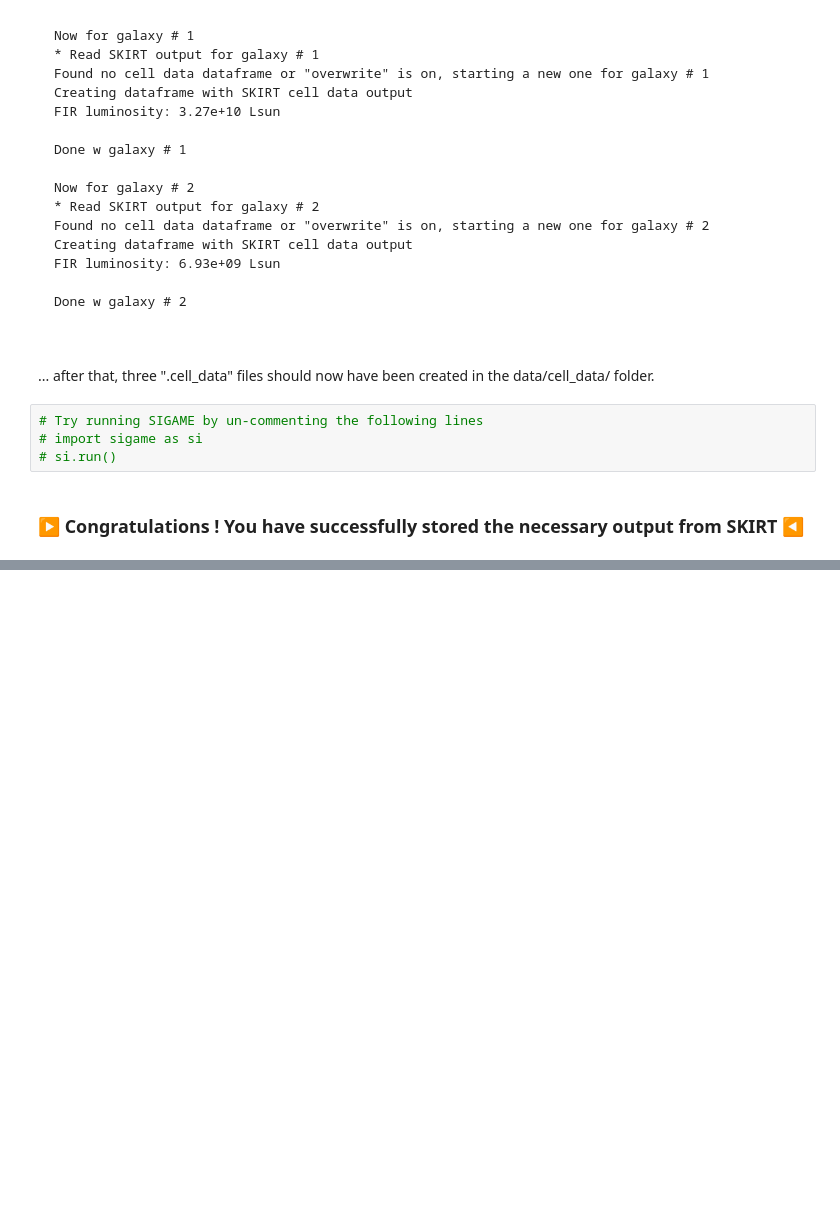
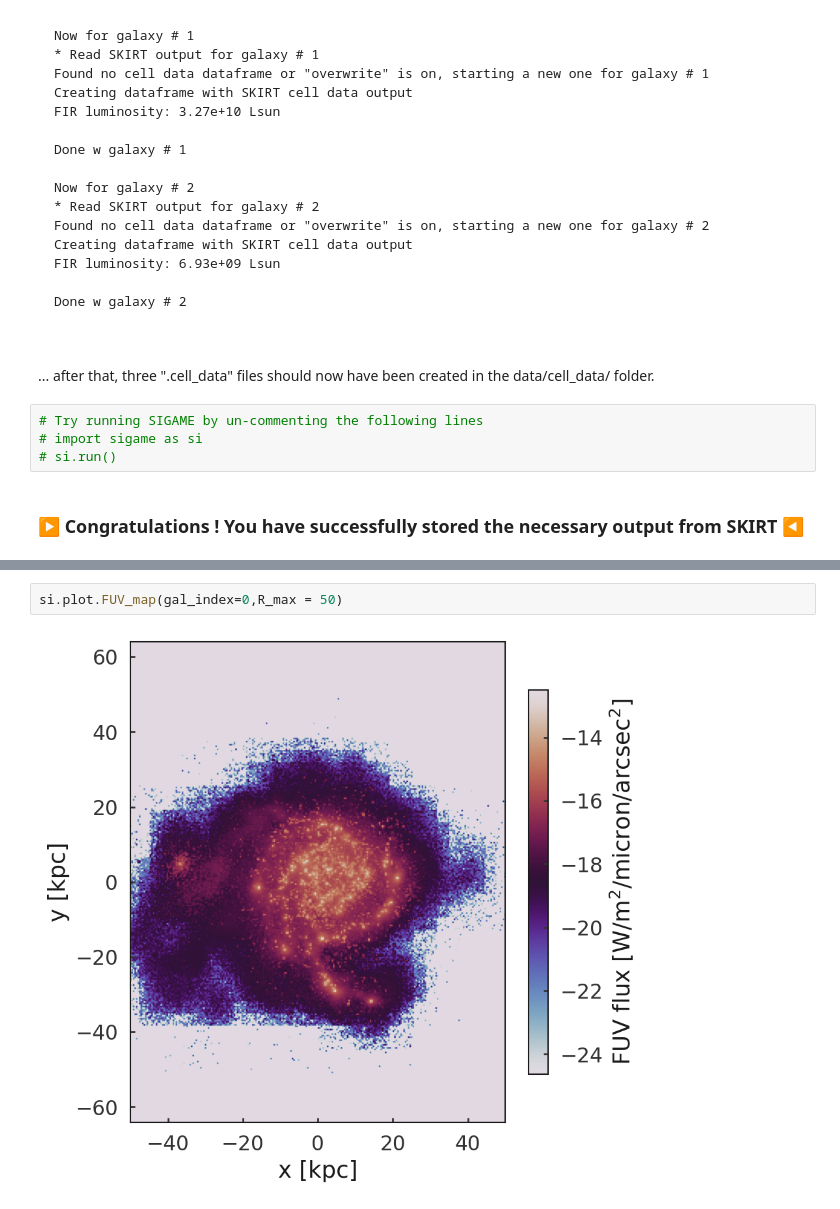
Before and after one commit to kpolsen/SIGAME, a Jupyter notebook: Tutorial 1 - set up and run SKIRT.ipynb, the cells around one changed output, grey strips where cells are left out. Cells and saved outputs as stored; diff of their text form; blank space fills up the shorter version.

```diff
--- a/Tutorial 1 - set up and run SKIRT.ipynb
+++ b/Tutorial 1 - set up and run SKIRT.ipynb
@@ -150,0 +165,4 @@ Done w galaxy # 2
+# %%
+si.plot.FUV_map(gal_index=0,R_max = 50)
+# %% [output]
+[figure, added]
```
Also changed, not shown: parts of 2 cells of this notebook, 4 other files.
